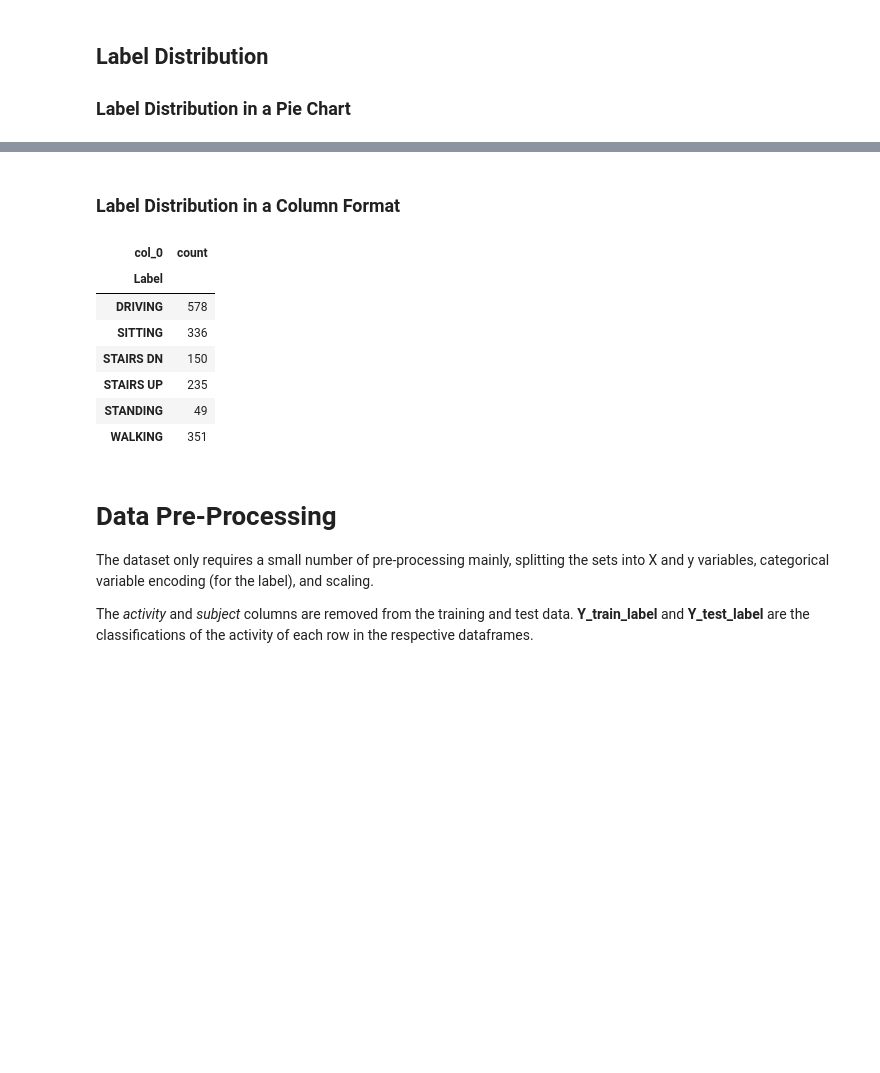
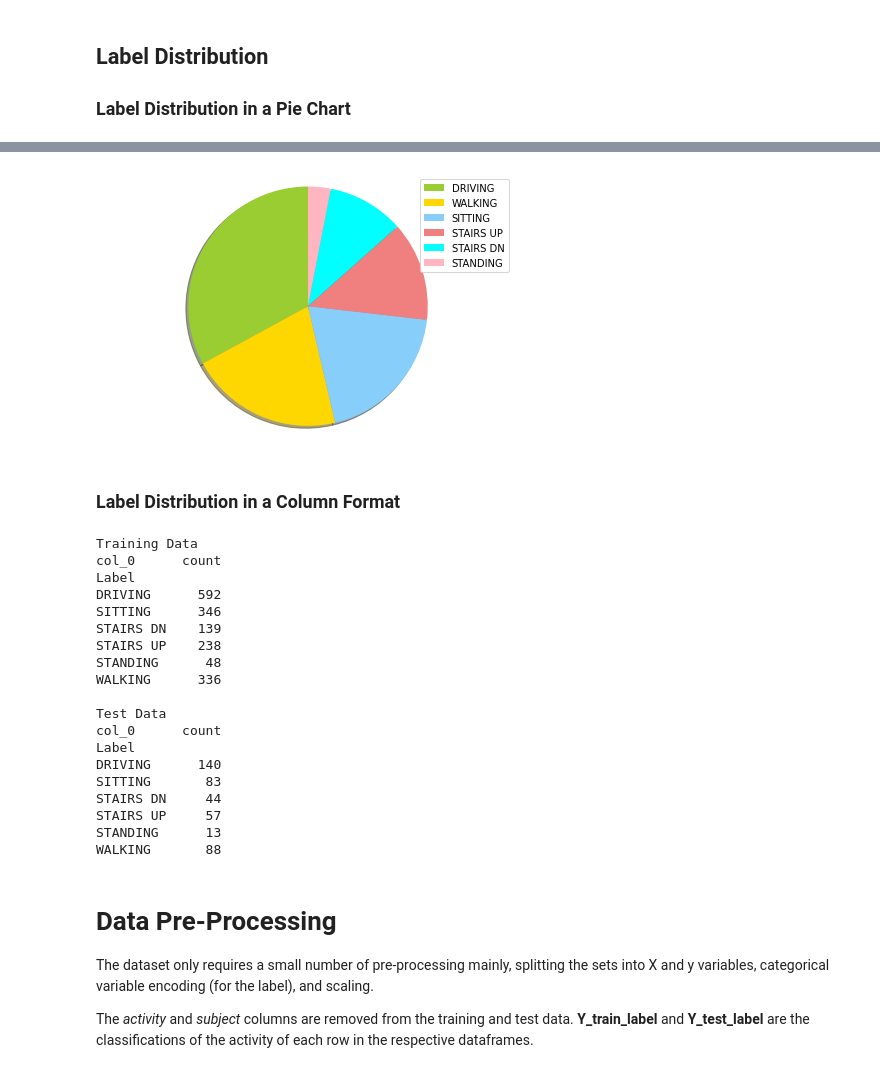
Before and after one commit to ijtan/HAR-Processing-Pipeline, a Jupyter notebook: SVM.ipynb, the cells around one changed output, grey strips where cells are left out. Drawn from its saved outputs; the diff is of its cells as text; code cells hidden in the pictures; blank space fills up the shorter version.

```diff
--- a/SVM.ipynb
+++ b/SVM.ipynb
@@ -139,19 +148,49 @@ plt.show()
+# %%
+# Visualizing Test Activity Distribution
+temp = test["Label"].value_counts()
+df = pd.DataFrame({'labels': temp.index,
+                   'values': temp.values
+                  })
+
+labels = df['labels']
+sizes = df['values']
+colors = ['yellowgreen', 'gold', 'lightskyblue', 'lightcoral','cyan','lightpink']
+patches, texts = plt.pie(sizes, colors=colors, shadow=True, startangle=90, pctdistance=1.1, labeldistance=1.2)
+plt.legend(patches, labels, loc="best")
+plt.axis('equal')
+plt.tight_layout()
+plt.show()
+# %% [output]
+[figure, added]
 # %% [markdown]
 ### Label Distribution in a Column Format
 # %%
-train_outcome = pd.crosstab(index=train["Label"],
-                              columns="count")
-
-train_outcome
+train_outcome = pd.crosstab(index=train["Label"], columns="count")
+test_outcome = pd.crosstab(index=test["Label"], columns="count")
+print("Training Data")
+print(train_outcome)
+print("\nTest Data")
+print(test_outcome)
 # %% [output]
-| col_0 | count |
-| Label |  |
-| DRIVING | 578 |
-| SITTING | 336 |
-| STAIRS DN | 150 |
-| STAIRS UP | 235 |
-| STANDING | 49 |
-| WALKING | 351 |
+Training Data
+col_0      count
+Label
+DRIVING      592
+SITTING      346
+STAIRS DN    139
+STAIRS UP    238
+STANDING      48
+WALKING      336
+
+Test Data
+col_0      count
+Label
+DRIVING      140
+SITTING       83
+STAIRS DN     44
+STAIRS UP     57
+STANDING      13
+WALKING       88
 # %% [markdown]
 # Data Pre-Processing
 
```
Also changed, not shown: parts of 10 cells of this notebook, 4 other files.
